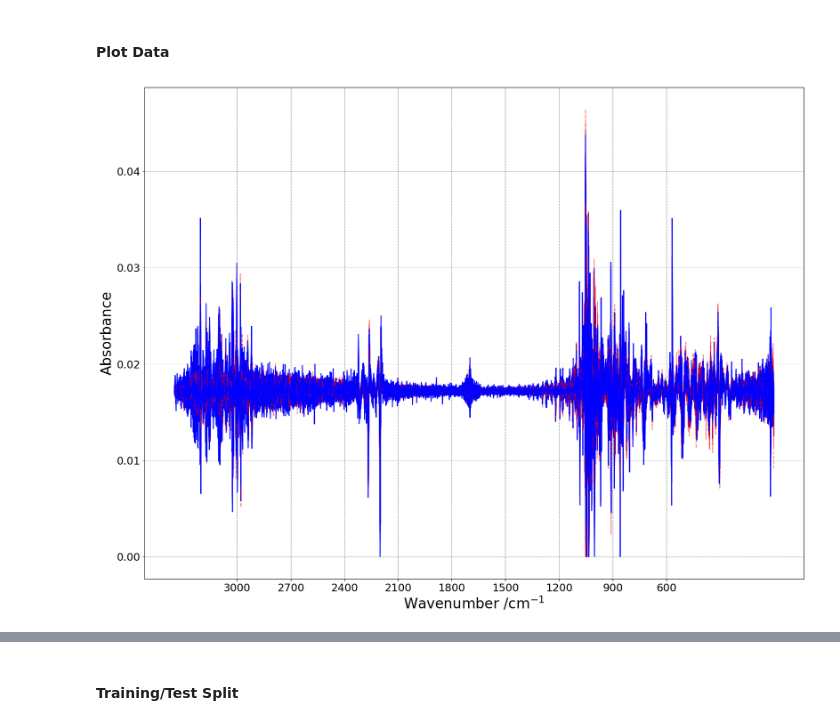
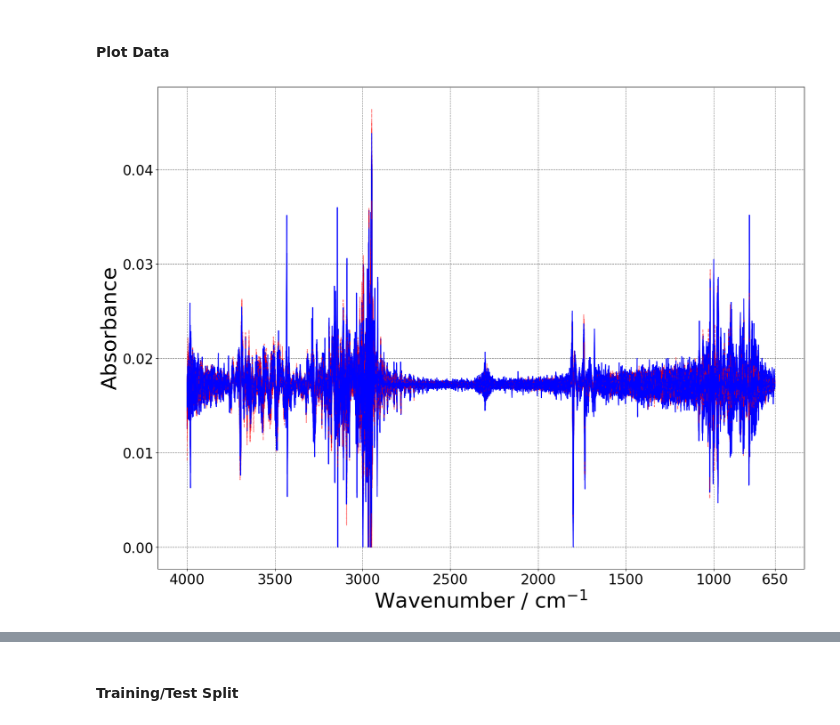
Before and after one commit to cbsither/triseriatus_mirs_paper, a Jupyter notebook: src/parity_status/preprocessing.ipynb, the cells around one changed output, grey strips where cells are left out. Drawn from its saved outputs; the diff is of its cells as text; code cells hidden in the pictures.

```diff
--- a/src/parity_status/preprocessing.ipynb
+++ b/src/parity_status/preprocessing.ipynb
@@ -190,30 +190,39 @@ filtered_df_sg_norm
 # %%
 import matplotlib.pyplot as plt
 
-# Define wavenumber range
-x = np.arange(3000, 3000 - 2450, -1)
+# Create the descending wavenumber array: 4000 down to 650 inclusive
+x = np.arange(4000, 650, -1)  # last argument is exclusive, so 649 means it stops at 650
 
-# Plot processed spectra
 fig, ax = plt.subplots(figsize=(20, 15))
 
-# Iterate over each spectrum in the DataFrame and plot
+
+# Iterate over each row (spectrum) in your filtered DataFrame
 for index, row in filtered_df_sg_norm.iterrows():
-    if mdf.loc[index, 'notes/comments'] == 'parous':  # Check metadata for condition
-        ax.plot(row.values, color='red', linestyle='--', alpha=0.5)
+    # Use 'x' for the x-axis and the row values for the y-axis
+    if mdf.loc[index, 'notes/comments'] == 'parous':
+        ax.plot(x, row.values, color='red', linestyle='--', alpha=0.5)
     else:
-        ax.plot(row.values, color='blue')
+        ax.plot(x, row.values, color='blue')
 
-# Add labels, ticks, and customize the grid
-plt.xlabel('Wavenumber /cm$^{-1}$', fontsize=24)
-plt.ylabel('Absorbance', fontsize=24)
-plt.xticks(np.arange(3000, 3000 - 2450, -300), fontsize=18)
-plt.yticks(fontsize=18)
-plt.gca().invert_xaxis()
+# Labeling and styling
+plt.xlabel('Wavenumber / cm$^{-1}$', fontsize=36)
+plt.ylabel('Absorbance', fontsize=36)
+
+# Set x-ticks every 500 from 4000 down to 650
+# Because 650 won't be hit exactly by stepping -500, you can do something like:
+xtick_vals = [4000, 3500, 3000, 2500, 2000, 1500, 1000, 650]
+plt.xticks(xtick_vals, fontsize=24)
+
+plt.yticks(fontsize=24)
 plt.grid(True, which='both', linestyle='--', color='gray')
 plt.gca().set_facecolor('white')
 
-# Save the figure
-plt.savefig('C:/Users/cbsit/Dropbox/WCU_Postdoctoral_Work/research/analysis/scrach_space/fig_for_talk.png', dpi=300)
+# If you want the highest wavenumber (4000) on the left and lower on the right:
+plt.gca().invert_xaxis()
+plt.legend(loc='upper left')
+
+plt.savefig('../../figures/sg_transformed_spectra.png', dpi=600)
+plt.show()
 # %% [output]
-[figure, old version]
+[figure, new version]
 # %%
```
Also changed, not shown: parts of 4 cells of this notebook, 9 other files.
